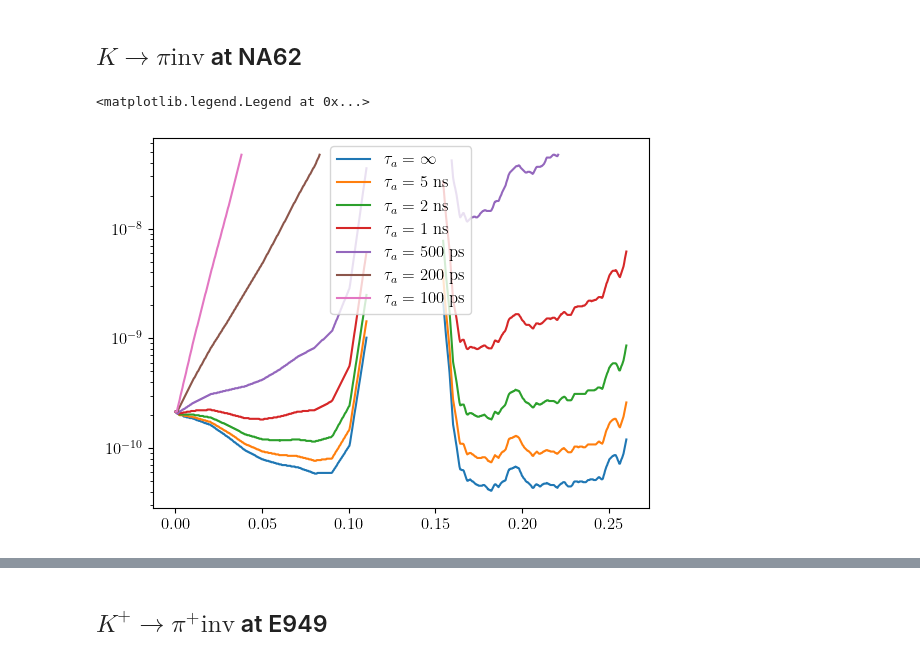
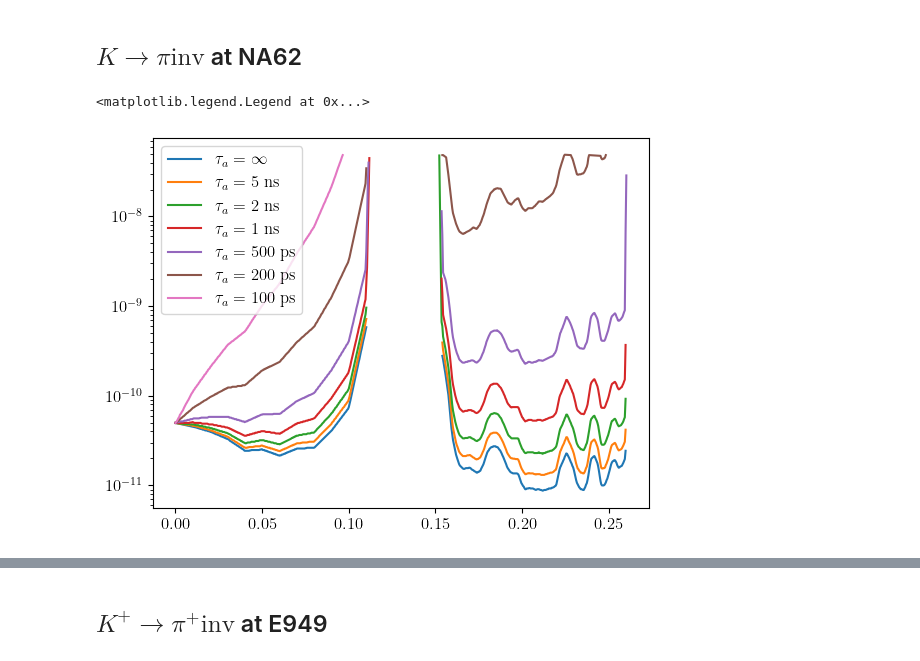
Before and after one commit to alp-aca/alp-aca, a Jupyter notebook: tutorials/displaced_LHCb/read_figures.ipynb, the cells around one changed output, grey strips where cells are left out. Drawn from its saved outputs; the diff is of its cells as text; code cells hidden in the pictures.

```diff
--- a/tutorials/displaced_LHCb/read_figures.ipynb
+++ b/tutorials/displaced_LHCb/read_figures.ipynb
@@ -569,15 +569,15 @@ df_na62_500ps = pd.read_csv('na62_kpiX_500ps.csv')
 df_na62_200ps = pd.read_csv('na62_kpiX_200ps.csv')
 df_na62_100ps = pd.read_csv('na62_kpiX_100ps.csv')
 # %%
-plt.semilogy(df_na62_inf['ma_GeV'], df_na62_inf['BR'], label=r'$\tau_a = \infty$')
-plt.semilogy(df_na62_5ns['ma_GeV'], df_na62_5ns['BR'], label=r'$\tau_a = 5$ ns')
-plt.semilogy(df_na62_2ns['ma_GeV'], df_na62_2ns['BR'], label=r'$\tau_a = 2$ ns')
-plt.semilogy(df_na62_1ns['ma_GeV'], df_na62_1ns['BR'], label=r'$\tau_a = 1$ ns')
-plt.semilogy(df_na62_500ps['ma_GeV'], df_na62_500ps['BR'], label=r'$\tau_a = 500$ ps')
-plt.semilogy(df_na62_200ps['ma_GeV'], df_na62_200ps['BR'], label=r'$\tau_a = 200$ ps')
-plt.semilogy(df_na62_100ps['ma_GeV'], df_na62_100ps['BR'], label=r'$\tau_a = 100$ ps')
+plt.semilogy(df_na62_inf['ma'], df_na62_inf['BR'], label=r'$\tau_a = \infty$')
+plt.semilogy(df_na62_5ns['ma'], df_na62_5ns['BR'], label=r'$\tau_a = 5$ ns')
+plt.semilogy(df_na62_2ns['ma'], df_na62_2ns['BR'], label=r'$\tau_a = 2$ ns')
+plt.semilogy(df_na62_1ns['ma'], df_na62_1ns['BR'], label=r'$\tau_a = 1$ ns')
+plt.semilogy(df_na62_500ps['ma'], df_na62_500ps['BR'], label=r'$\tau_a = 500$ ps')
+plt.semilogy(df_na62_200ps['ma'], df_na62_200ps['BR'], label=r'$\tau_a = 200$ ps')
+plt.semilogy(df_na62_100ps['ma'], df_na62_100ps['BR'], label=r'$\tau_a = 100$ ps')
 plt.legend()
 # %% [output]
 <matplotlib.legend.Legend at 0x...>
-[figure, old version]
+[figure, new version]
 # %%
```
Also changed, not shown: parts of 3 cells of this notebook, 9 other files.
